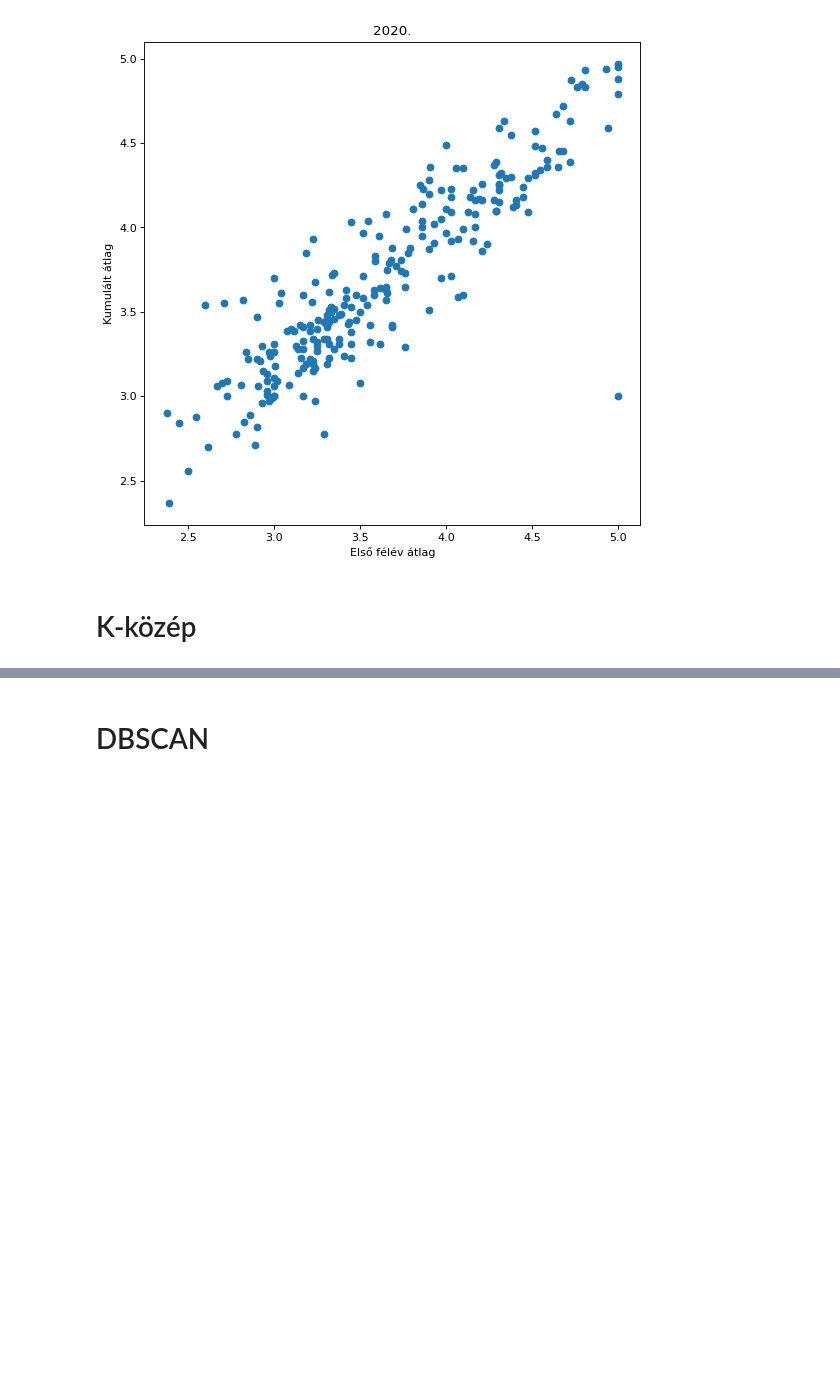
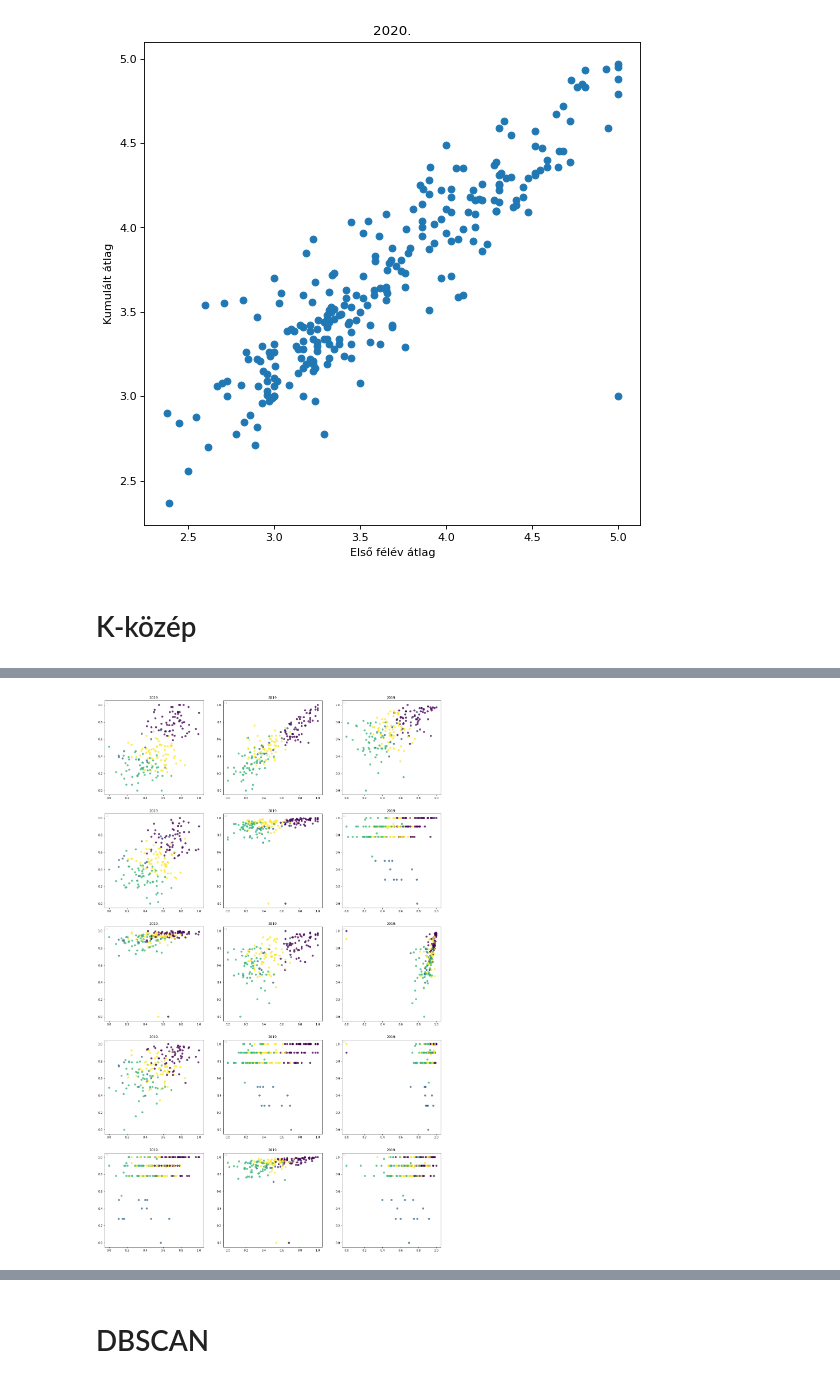
Before and after one commit to konderal333/-nkutfel, a Jupyter notebook: ONKUTFEL2/öngud.ipynb, the cells around one changed output, grey strips where cells are left out. Saved outputs shown, nothing was run; the diff lists cells and outputs as text; code cells hidden in the pictures; blank space fills up the shorter version.

```diff
--- a/ONKUTFEL2/öngud.ipynb
+++ b/ONKUTFEL2/öngud.ipynb
@@ -1085,0 +1113,23 @@ klacter_18_scaled.head()
+# %%
+fig, axs = plt.subplots(5, 3, figsize = (21, 35))
+
+list_of_pairs = list(combinations(klacter_19_scaled.columns[1:-1], 2))
+list_of_axs = [0,0]
+counter = 0
+
+for pair in list_of_pairs:
+    j = list_of_axs[0]
+    i = list_of_axs[1]
+    axs[j,i].scatter(klacter_19_scaled[pair[0]], klacter_19_scaled[pair[1]], alpha = 0.75 , c=klacter_19_scaled['k_means'])
+    axs[j,i].set_title('2019.')
+    axs[j,i].xlabel(pair[0])
+    axs[j,i].ylabel(pair[1])
+
+    if list_of_axs[0] < 4:
+        list_of_axs[0] += 1
+    else:
+        list_of_axs[0] -= 4
+        list_of_axs[1] += 1
+
+plt.show()
+# %% [output]
@@ -1085,0 +1151 @@ klacter_18_scaled.head()
+[figure, added]
```
Also changed, not shown: parts of 16 cells of this notebook.
